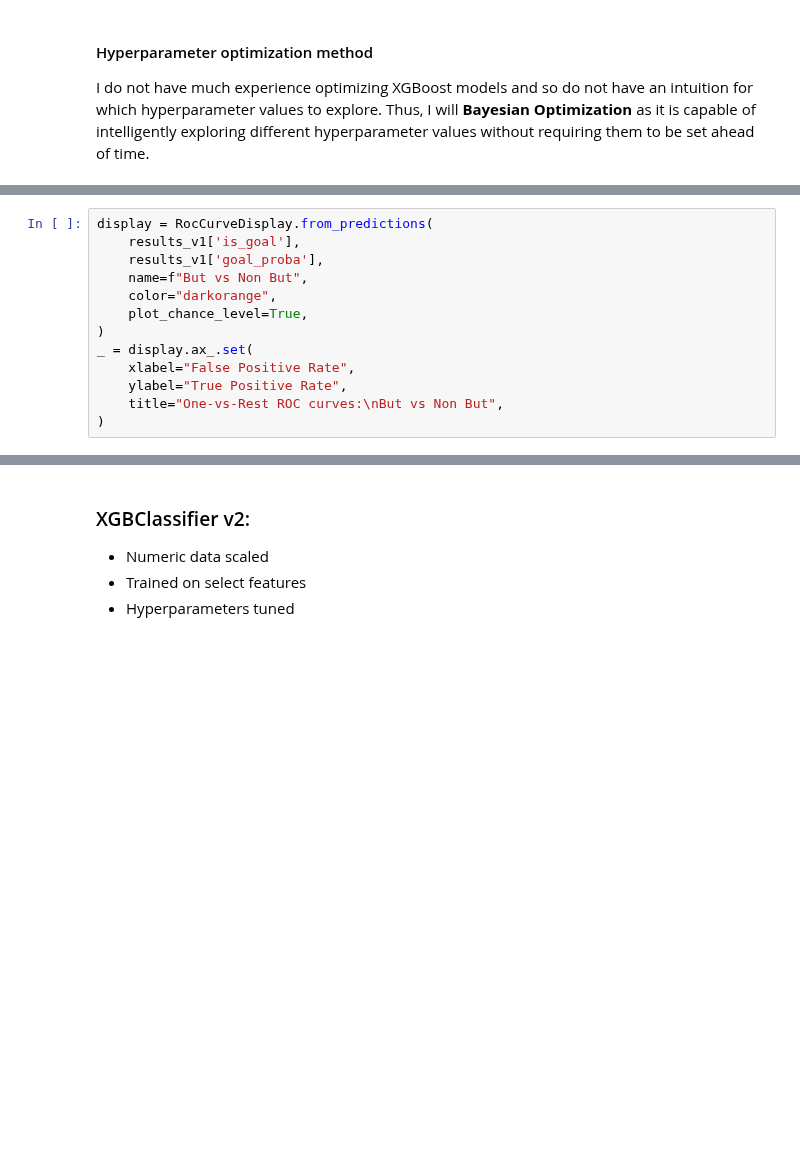
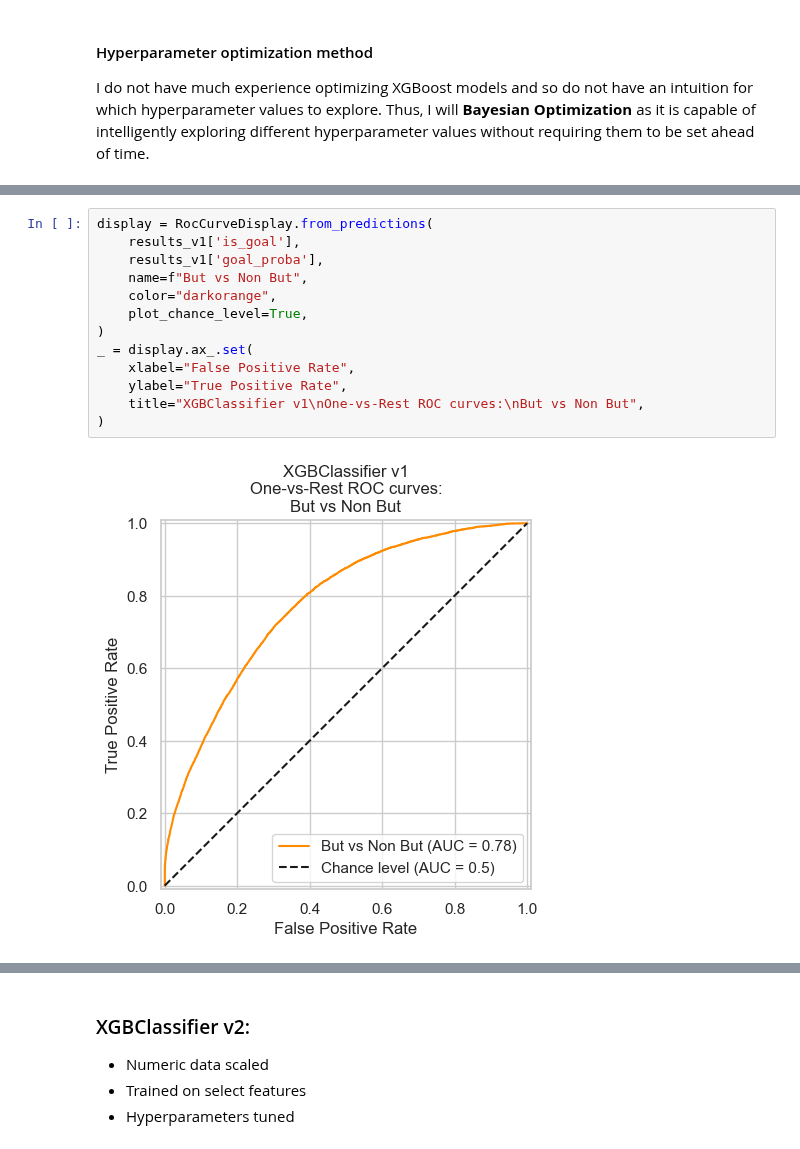
Before and after one commit to hypium/NHL_GoalPredictionApp, a Jupyter notebook: ift6758/models/xgboost.ipynb, the cells around one changed output, grey strips where cells are left out. Drawn from its saved outputs; the diff is of its cells as text; blank space fills up the shorter version.

```diff
--- a/ift6758/models/xgboost.ipynb
+++ b/ift6758/models/xgboost.ipynb
@@ -312,16 +304,18 @@ Find logs at: .\wandb\run-20241120_123337-a18h6bkd\logs
 # %%
 display = RocCurveDisplay.from_predictions(
     results_v1['is_goal'],
     results_v1['goal_proba'],
     name=f"But vs Non But",
     color="darkorange",
     plot_chance_level=True,
 )
 _ = display.ax_.set(
     xlabel="False Positive Rate",
     ylabel="True Positive Rate",
-    title="One-vs-Rest ROC curves:\nBut vs Non But",
+    title="XGBClassifier v1\nOne-vs-Rest ROC curves:\nBut vs Non But",
 )
+# %% [output]
+[figure, added]
 # %%
 gr_df = results_v1.copy()
 
```
Also changed, not shown: parts of 13 cells of this notebook.
